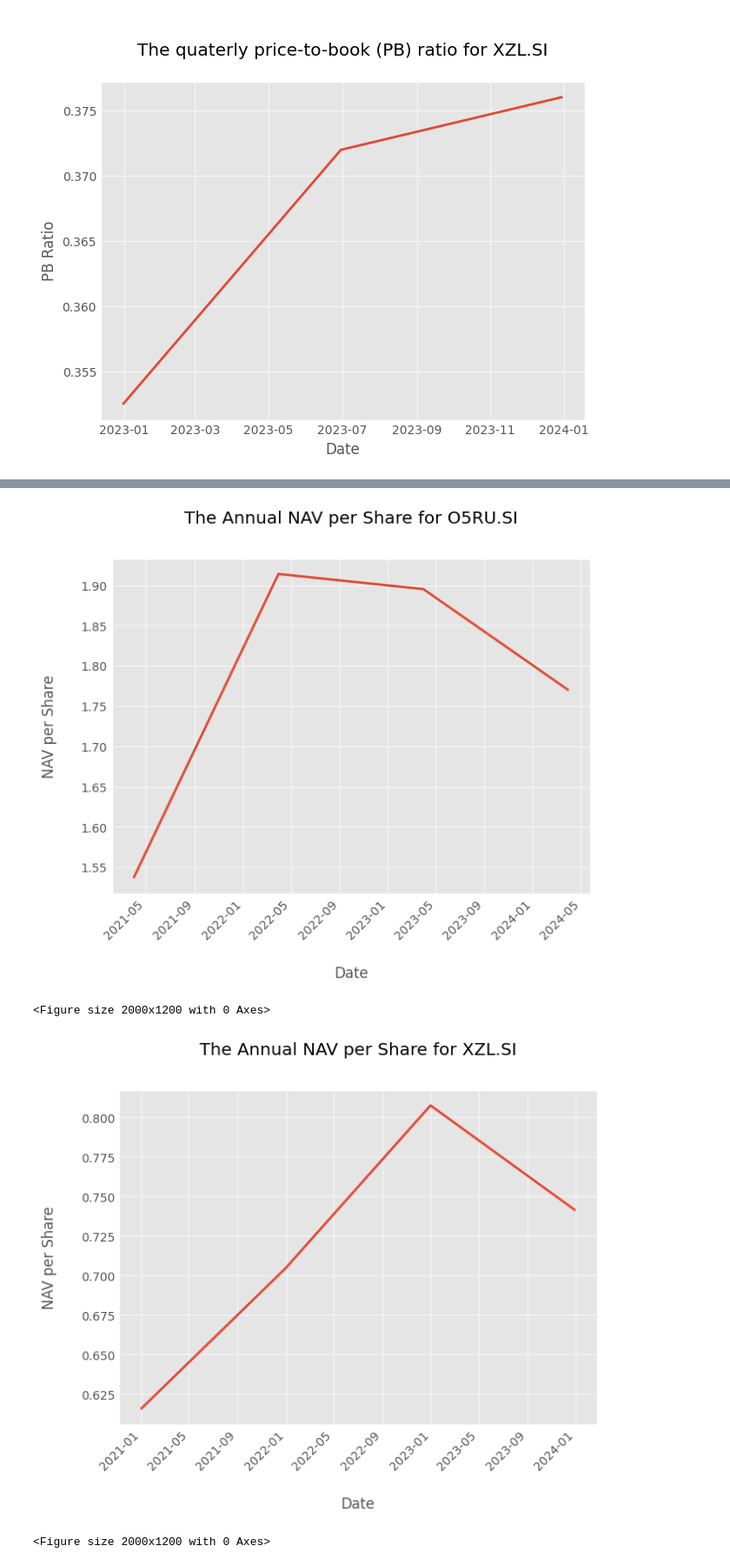
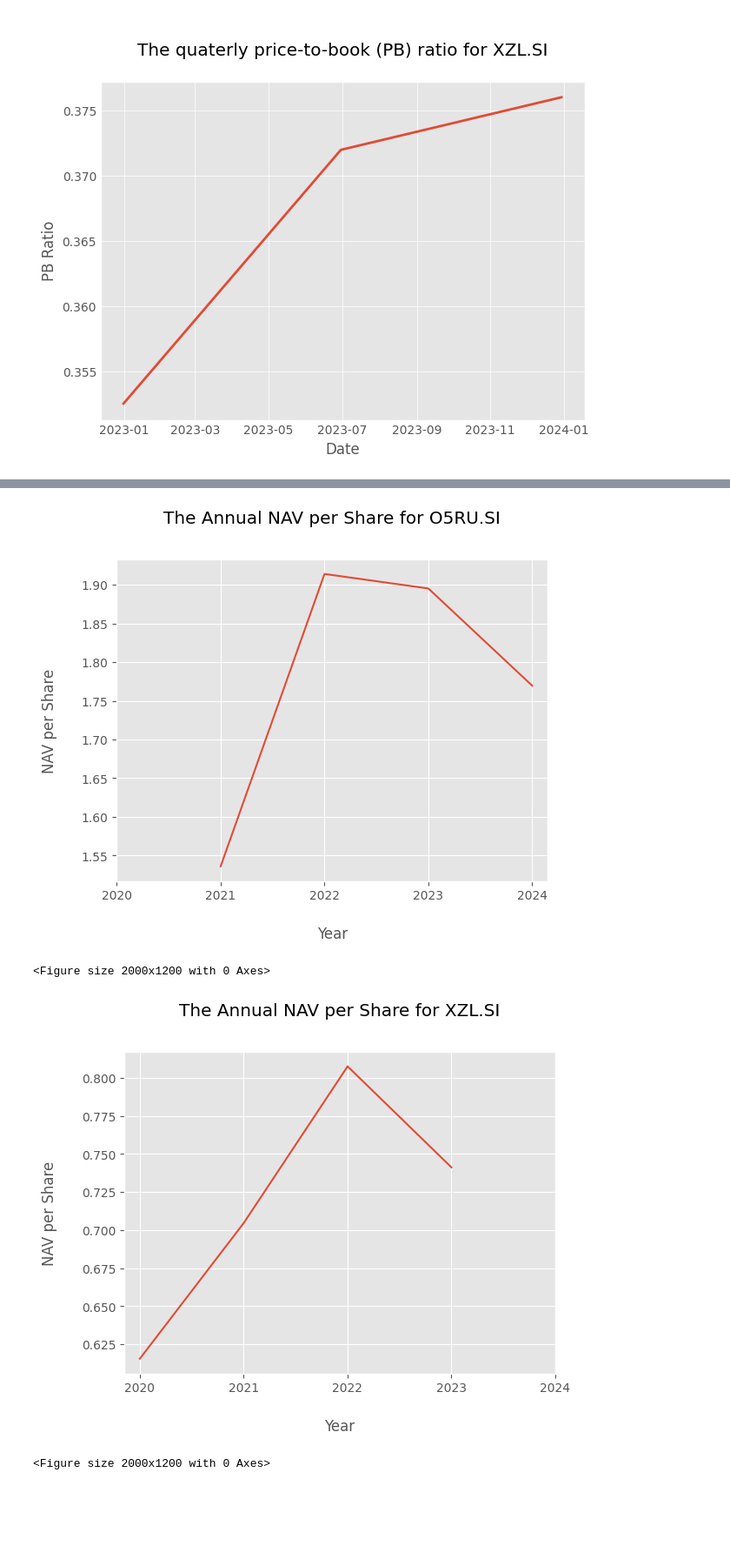
Before and after one commit to GenevieveLee/Stock-Screening-and-Recommendation-System, a Jupyter notebook: stockScreeningSystem.ipynb, the cells around one changed output, grey strips where cells are left out. Shown at 87% size. Drawn from its saved outputs; the diff is of its cells as text; code cells hidden in the pictures; blank space fills up the shorter version.

```diff
--- a/stockScreeningSystem.ipynb
+++ b/stockScreeningSystem.ipynb
@@ -139,9 +143,9 @@ for ticker in tickers:
             else:
                 date = date - pd.DateOffset(days=1)
 
-    pb_ratio_table = pd.DataFrame({'Date': book_value.index, 'Book Value': book_value, 'Price': price_history})
+    pb_ratio_table = pd.DataFrame({'Year': book_value.index.year, 'Book Value': book_value, 'Price': price_history})
     pb_ratio = pb_ratio_table['Price'] / pb_ratio_table['Book Value']
-    pb_ratio_table = pd.DataFrame({'Date': book_value.index, 'Book Value': book_value.values, 'Price': price_history, 'PB Ratio':pb_ratio.values})
+    pb_ratio_table = pd.DataFrame({'Year': book_value.index.year, 'Book Value': book_value.values, 'Price': price_history, 'PB Ratio':pb_ratio.values})
     pb_ratio_table_all.append(pb_ratio_table)
 
 for i, pb_ratio_table in enumerate(pb_ratio_table_all):
@@ -149,14 +153,24 @@ for i, pb_ratio_table in enumerate(pb_ratio_table_all):
     print(pb_ratio_table)
 
 for i, pb_ratio_table in enumerate(pb_ratio_table_all):
-    plt.plot(pb_ratio_table['Date'], pb_ratio_table['PB Ratio'])
-    plt.xlabel('Date', labelpad=20)
+    plt.plot(pb_ratio_table['Year'], pb_ratio_table['PB Ratio'])
+    plt.xlabel('Year', labelpad=20)
     plt.ylabel('PB Ratio', labelpad=20)
-    plt.title(f"\n{'The annual price-to-book (PB) ratio for'} {tickers[i]}\n", pad=30)
-    plt.xticks(rotation=45, ha='right')
+    plt.title(f"\n{'The Annual price-to-book (PB) ratio for'} {tickers[i]}\n", pad=30)
+    plt.xticks(pb_ratio_table_all[0]['Year'].unique())
     plt.figure(figsize=(20, 12))
     plt.tight_layout(pad=3.0)
     plt.show()
+
+for i, pb_ratio_table in enumerate(pb_ratio_table_all):
+    plt.plot(pb_ratio_table['Year'], pb_ratio_table['PB Ratio'], label=tickers[i])
+
+plt.xlabel('Year')
+plt.ylabel('PB Ratio')
+plt.title('Comparison of Annual price-to-book (PB) ratio')
+plt.xticks(pb_ratio_table_all[0]['Year'].unique())
+plt.legend()
+plt.show()
 # %% [output]
 $O5RU.SI: possibly delisted; No price data found  (1d 2024-03-31 00:00:00 -> 2024-04-01 00:00:00)
 $O5RU.SI: possibly delisted; No price data found  (1d 2024-03-30 00:00:00 -> 2024-03-31 00:00:00)
@@ -194,7 +209,7 @@ for ticker in tickers:
     ticker = yf.Ticker(ticker)
     nav_per_share = (((ticker.balance_sheet.loc['Total Assets',:] - ticker.balance_sheet.loc['Total Liabilities Net Minority Interest',:]))/ticker.balance_sheet.loc['Ordinary Shares Number',:]).astype(float)
 
-    nav_per_share_table = pd.DataFrame({'Date': nav_per_share.index, 'NAV per Share': nav_per_share.values})
+    nav_per_share_table = pd.DataFrame({'Year': nav_per_share.index.year, 'NAV per Share': nav_per_share.values})
     nav_per_share_table_all.append(nav_per_share_table)
 
 for i, nav_per_share_table in enumerate(nav_per_share_table_all):
@@ -210,14 +225,24 @@ for i, nav_per_share_table in enumerate(nav_per_share_table_all):
 
 for i, nav_per_share_table in enumerate(nav_per_share_table_all):
 
-    plt.plot(nav_per_share_table['Date'], nav_per_share_table['NAV per Share'])
-    plt.xlabel('Date', labelpad=20)
+    plt.plot(nav_per_share_table['Year'], nav_per_share_table['NAV per Share'])
+    plt.xlabel('Year', labelpad=20)
     plt.ylabel('NAV per Share', labelpad=20)
     plt.title(f"The Annual NAV per Share for {tickers[i]}", pad=30)
-    plt.xticks(rotation=45, ha='right')
+    plt.xticks(nav_per_share_table_all[0]['Year'].unique())
     plt.figure(figsize=(20, 12))
     plt.tight_layout(pad=3.0)
     plt.show()
+
+for i, nav_per_share_table in enumerate(nav_per_share_table_all):
+    plt.plot(nav_per_share_table['Year'], nav_per_share_table['NAV per Share'], label=tickers[i])
+
+plt.xlabel('Year')
+plt.ylabel('NAV per Share')
+plt.title('Comparison of Annual FFO per Share')
+plt.xticks(nav_per_share_table_all[0]['Year'].unique())
+plt.legend()
+plt.show()
 # %% [output]
 The Annual NAV per share for O5RU.SI
 
@@ -239,4 +264,4 @@ The Annual NAV per share for XZL.SI
-[figure, old version]
+[figure, new version]
 <Figure size 2000x1200 with 0 Axes>
-[figure, old version]
+[figure, new version]
 <Figure size 2000x1200 with 0 Axes>
```
Also changed, not shown: parts of 6 cells of this notebook.
